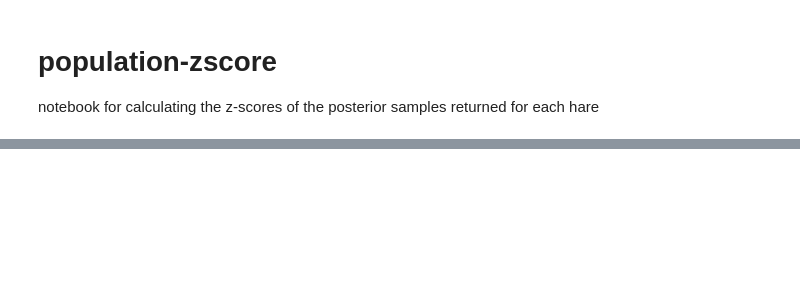
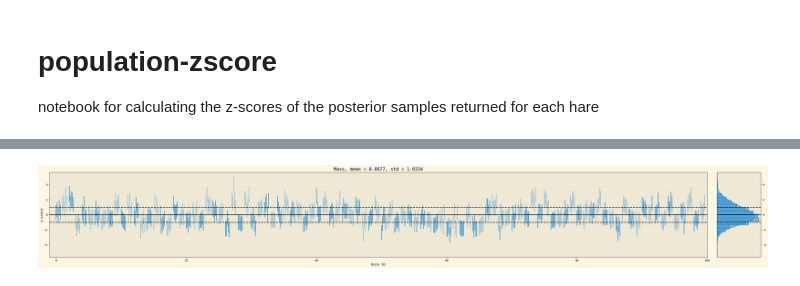
Before and after one commit to ojscutt/ultranest-pitchfork, a Jupyter notebook: population-zscore.ipynb, the cells around one changed output, grey strips where cells are left out. Saved outputs shown, nothing was run; the diff lists cells and outputs as text; code cells hidden in the pictures; blank space fills up the shorter version.

Commit message:
pretty z-score and residuals

```diff
--- a/population-zscore.ipynb
+++ b/population-zscore.ipynb
@@ -28,7 +28,7 @@ plt.rcParams.update({"font.family": "monospace"})
 from scripts import prior_funcs, utils
 # %%
 z_scores_dict = {}
-for obs_idx in range(1):
+for obs_idx in range(5):
     z_scores_dict[f'obs{obs_idx}'] = {}
     zscore_upper_array=np.empty((0,7))
     zscore_mean_array=np.empty((0,7))
@@ -252,0 +77,79 @@ array([2.48038198e-001, 2.44968541e-001, 2.41059116e-001, 2.36379295e-001,
+# %%
+#colors = ['r', 'b', 'g', 'c', 'm']
+colours = [colour["color"] for colour in plt.rcParams["axes.prop_cycle"]]
+
+hares_observed=100
+label_idx = 0
+for label in inputs:
+    fig, (ax,ax1) = plt.subplots(1,2, figsize=(36,5), width_ratios=(15,1), layout='compressed')
+    z_score_means_array = np.array([])
+    for obs_idx in range(5):
+        zscore_lower_df = z_scores_dict[f'obs{obs_idx}']['zscore_lower_df']
+        zscore_mean_df = z_scores_dict[f'obs{obs_idx}']['zscore_mean_df']
+        zscore_upper_df = z_scores_dict[f'obs{obs_idx}']['zscore_upper_df']
+
+        z_score_means_array = np.concatenate((z_score_means_array,zscore_mean_df[label].values))
+        for i in range(hares_observed):
+            x_val = i+(obs_idx*0.15)
+            if i%2 == 0:
+                ax.plot(np.full(2, x_val), np.array([zscore_lower_df[label].values[i], zscore_upper_df[label].values[i]]), c=colours[label_idx])
+            else:
+                ax.plot(np.full(2, x_val), np.array([zscore_lower_df[label].values[i], zscore_upper_df[label].values[i]]), c=colours[label_idx], alpha=0.5)
+
+
+    ax.axhline(0, c='black')
+    ax.axhline(-1, c='black', linestyle='--')
+    ax.axhline(1, c='black', linestyle='--')
+
+    yabs_max = abs(max(ax.get_ylim(), key=abs))
+    ax.set_ylim(ymin=-yabs_max, ymax=yabs_max)
+    ax.set_xlim(xmin=-1, xmax=hares_observed)
+
+    ax1.hist(z_score_means_array, orientation='horizontal', density=True, color=colours[label_idx], bins='scott', alpha=0.5)
+    ax1.hist(z_score_means_array, orientation='horizontal', density=True, facecolor="none", bins='scott', alpha=1, edgecolor=colours[label_idx], linewidth=2)
+    kde= scipy.stats.gaussian_kde(z_score_means_array, bw_method=0.5)
+    #sns.kdeplot(zscore_mean_df[label].values, bw_adjust=1, ax=ax1)
+    kde_y = np.linspace(-20,20,10000)
+    kde_x = kde(kde_y)
+    ax1.plot(kde_x, kde_y,color=colours[label_idx])
+    ax1.fill_between(kde_x, 0, kde_y, color=colours[label_idx], alpha=0.5)
+    ax1.yaxis.tick_right()
+
+    ax1.axhline(0, c='black')
+    ax1.axhline(-1, c='black', linestyle='--')
+    ax1.axhline(1, c='black', linestyle='--')
+    ax1.set_xticks([])
+    ax1.set_ylim(ymin=-yabs_max, ymax=yabs_max)
+    ax1.set_xlim(xmin=0)
+
+    mean = zscore_mean_df[label].values.mean()
+    std = zscore_mean_df[label].values.std()
+
+    dp=4
+    if label == "initial_mass":
+        ax.set_title(rf"Mass, mean = {mean:.{dp}f}, std = {std:.{dp}f}")
+
+    elif label == "initial_Zinit":
+        ax.set_title(f"Initial Z, mean = {mean:.{dp}f}, std = {std:.{dp}f}")
+
+    elif label == "initial_Yinit":
+        ax.set_title(f"Initial Y, mean = {mean:.{dp}f}, std = {std:.{dp}f}")
+
+    elif label == "initial_MLT":
+        ax.set_title(r"Initial $\alpha_{MLT}$"+f" mean = {mean:.{dp}f}, std = {std:.{dp}f}")
+
+    elif label == "star_age":
+        ax.set_title(f"Age, mean = {mean:.{dp}f}, std = {std:.{dp}f}")
+
+    elif label == "a":
+        ax.set_title(f"a, mean = {mean:.{dp}f}, std = {std:.{dp}f}")
+
+    elif label == "b":
+        ax.set_title(f"b, mean = {mean:.{dp}f}, std = {std:.{dp}f}")
+
+    ax.set_xlabel("Hare ID")
+
+    ax.set_ylabel("z-score")
+    label_idx+=1
+# %% [output]
+[figure, added]
```
Also changed, not shown: parts of 6 cells of this notebook, 57 other files.
